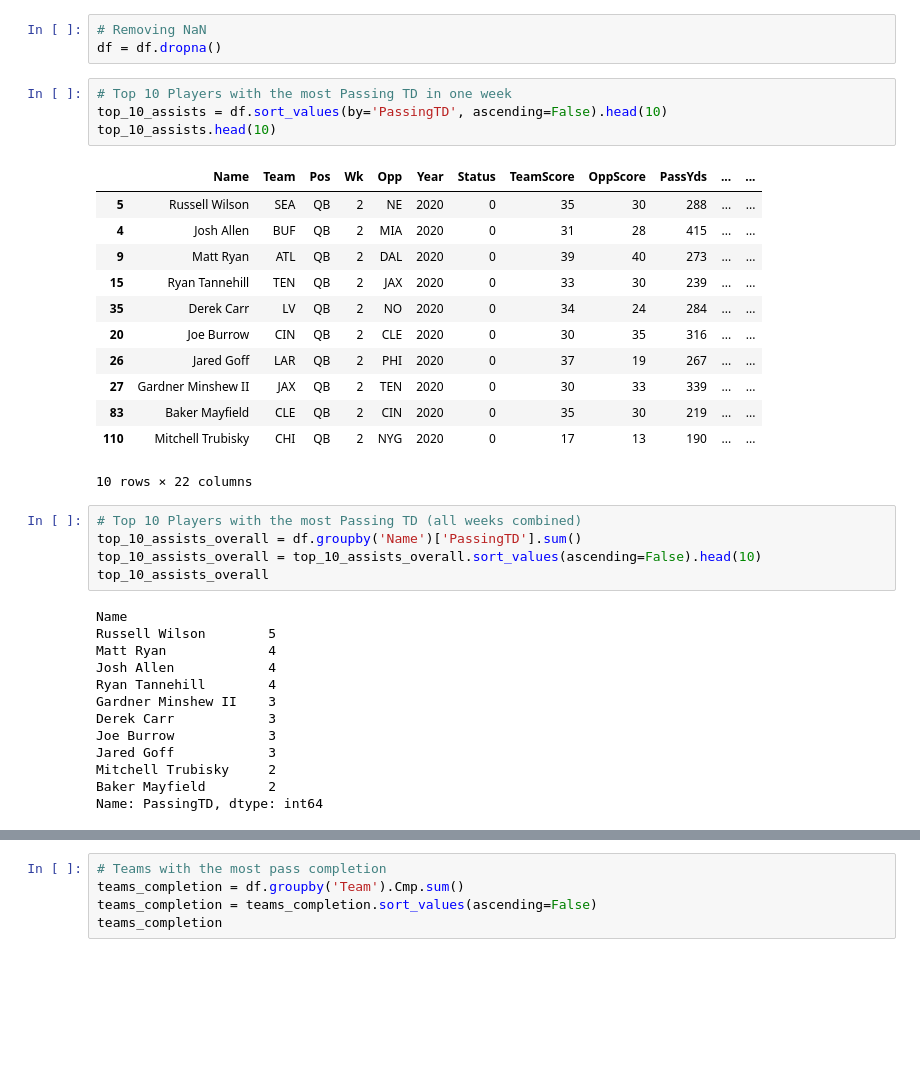
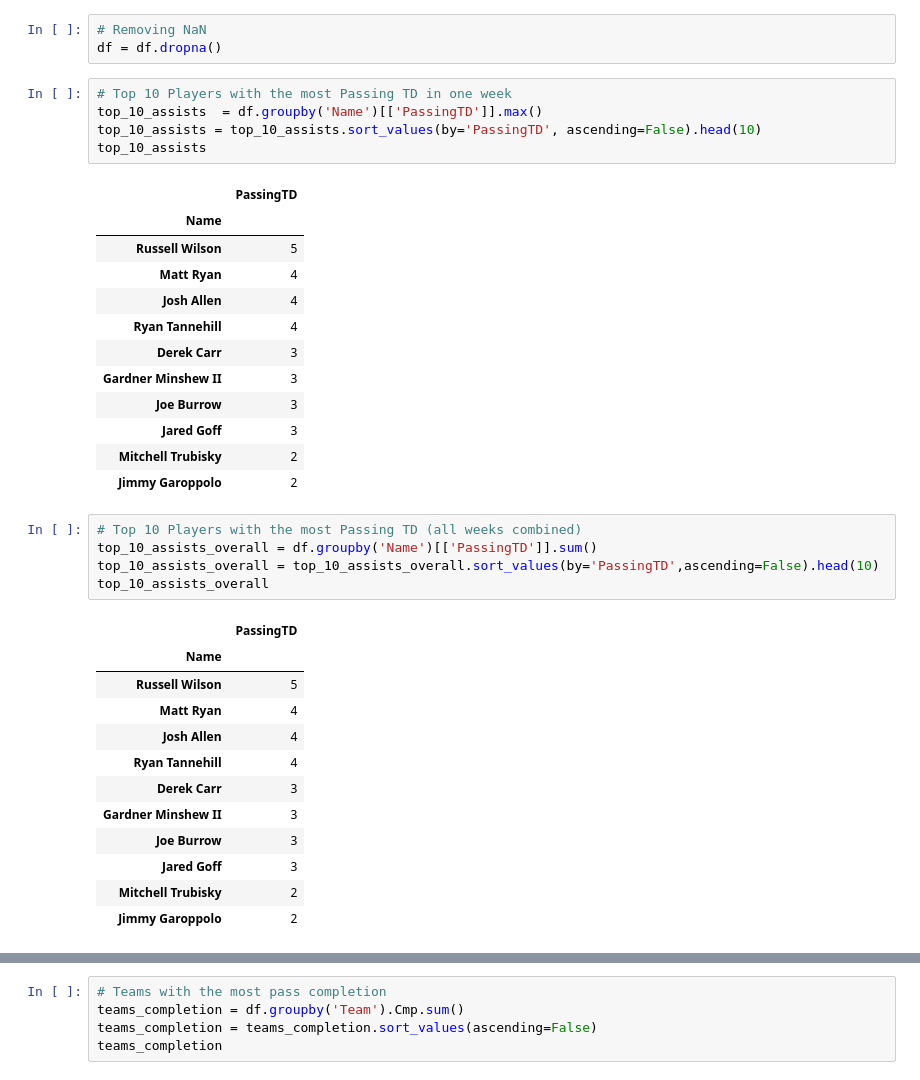
Before and after one commit to isabel-fernandes/fantasy-nfl-lineup-optimizer, a Jupyter notebook: dashboard/player_weekly_data.ipynb, the cells around one changed output, grey strips where cells are left out. Saved outputs shown, nothing was run; the diff lists cells and outputs as text; blank space fills up the shorter version.

```diff
--- a/dashboard/player_weekly_data.ipynb
+++ b/dashboard/player_weekly_data.ipynb
@@ -20,36 +30,37 @@ df.head()
 df = df.dropna()
 # %%
 # Top 10 Players with the most Passing TD in one week
-top_10_assists = df.sort_values(by='PassingTD', ascending=False).head(10)
-top_10_assists.head(10)
+top_10_assists  = df.groupby('Name')[['PassingTD']].max()
+top_10_assists = top_10_assists.sort_values(by='PassingTD', ascending=False).head(10)
+top_10_assists
 # %% [output]
-|  | Name | Team | Pos | Wk | Opp | Year | Status | TeamScore | OppScore | PassYds | ... | ... |
-| 5 | Russell Wilson | SEA | QB | 2 | NE | 2020 | 0 | 35 | 30 | 288 | ... | ... |
-| 4 | Josh Allen | BUF | QB | 2 | MIA | 2020 | 0 | 31 | 28 | 415 | ... | ... |
-| 9 | Matt Ryan | ATL | QB | 2 | DAL | 2020 | 0 | 39 | 40 | 273 | ... | ... |
-| 15 | Ryan Tannehill | TEN | QB | 2 | JAX | 2020 | 0 | 33 | 30 | 239 | ... | ... |
-| 35 | Derek Carr | LV | QB | 2 | NO | 2020 | 0 | 34 | 24 | 284 | ... | ... |
-| 20 | Joe Burrow | CIN | QB | 2 | CLE | 2020 | 0 | 30 | 35 | 316 | ... | ... |
-| 26 | Jared Goff | LAR | QB | 2 | PHI | 2020 | 0 | 37 | 19 | 267 | ... | ... |
-| 27 | Gardner Minshew II | JAX | QB | 2 | TEN | 2020 | 0 | 30 | 33 | 339 | ... | ... |
-| 83 | Baker Mayfield | CLE | QB | 2 | CIN | 2020 | 0 | 35 | 30 | 219 | ... | ... |
-| 110 | Mitchell Trubisky | CHI | QB | 2 | NYG | 2020 | 0 | 17 | 13 | 190 | ... | ... |
+|  | PassingTD |
+| Name |  |
+| Russell Wilson | 5 |
+| Matt Ryan | 4 |
+| Josh Allen | 4 |
+| Ryan Tannehill | 4 |
+| Derek Carr | 3 |
+| Gardner Minshew II | 3 |
+| Joe Burrow | 3 |
+| Jared Goff | 3 |
+| Mitchell Trubisky | 2 |
+| Jimmy Garoppolo | 2 |
-10 rows × 22 columns
 # %%
 # Top 10 Players with the most Passing TD (all weeks combined)
-top_10_assists_overall = df.groupby('Name')['PassingTD'].sum()
-top_10_assists_overall = top_10_assists_overall.sort_values(ascending=False).head(10)
+top_10_assists_overall = df.groupby('Name')[['PassingTD']].sum()
+top_10_assists_overall = top_10_assists_overall.sort_values(by='PassingTD',ascending=False).head(10)
 top_10_assists_overall
 # %% [output]
-Name
-Russell Wilson        5
-Matt Ryan             4
-Josh Allen            4
-Ryan Tannehill        4
-Gardner Minshew II    3
-Derek Carr            3
-Joe Burrow            3
-Jared Goff            3
-Mitchell Trubisky     2
-Baker Mayfield        2
-Name: PassingTD, dtype: int64
+|  | PassingTD |
+| Name |  |
+| Russell Wilson | 5 |
+| Matt Ryan | 4 |
+| Josh Allen | 4 |
+| Ryan Tannehill | 4 |
+| Derek Carr | 3 |
+| Gardner Minshew II | 3 |
+| Joe Burrow | 3 |
+| Jared Goff | 3 |
+| Mitchell Trubisky | 2 |
+| Jimmy Garoppolo | 2 |
```
Also changed, not shown: parts of 5 cells of this notebook.
